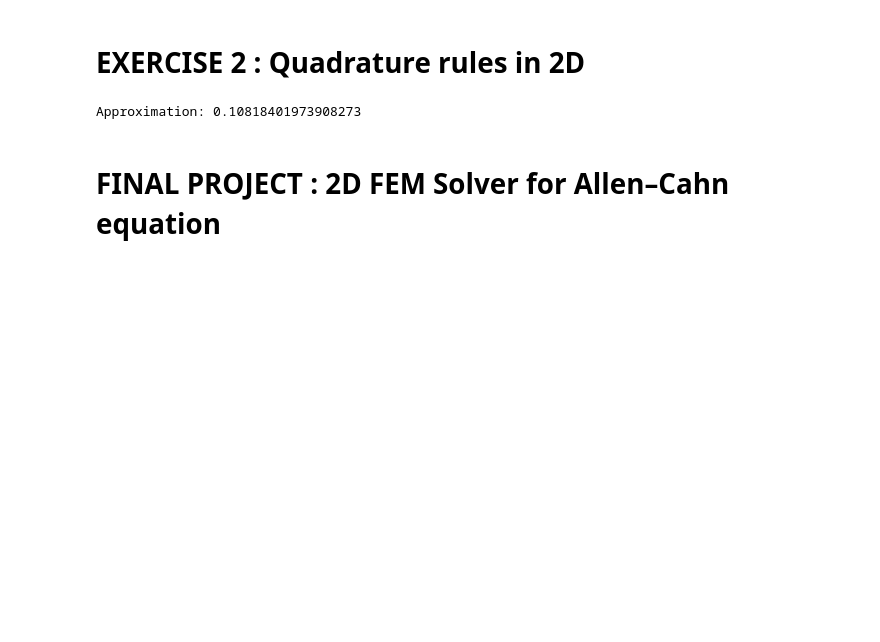
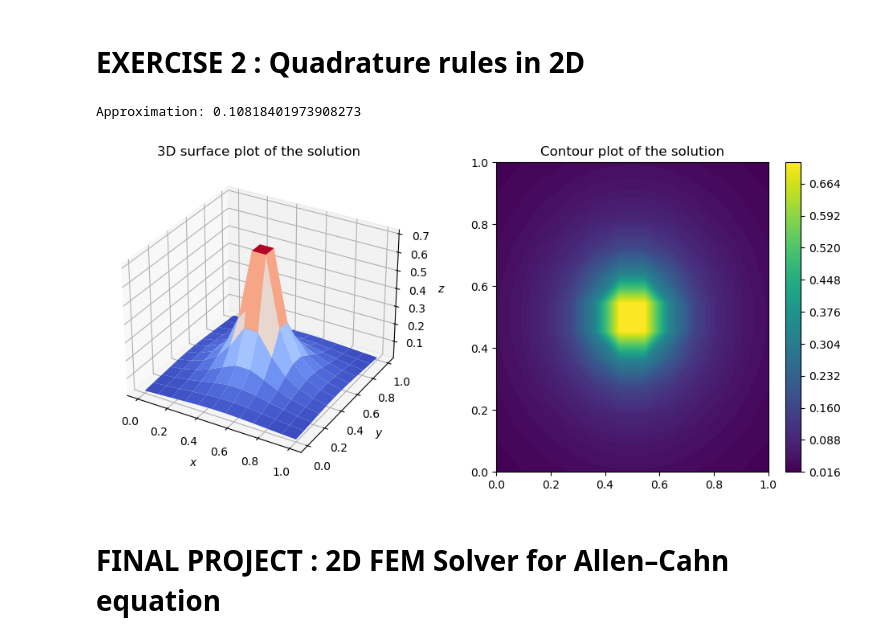
Before and after one commit to ananthkrishna96/Python-Allen-Cahn-FEM-Solver, a Jupyter notebook: FINAL PROJECT AND EXERCISE.ipynb, the cells around one changed output. Cells and saved outputs as stored; diff of their text form; code cells hidden in the pictures; blank space fills up the shorter version.

```diff
--- a/FINAL PROJECT AND EXERCISE.ipynb
+++ b/FINAL PROJECT AND EXERCISE.ipynb
@@ -106,33 +106,59 @@ def quadrature_rule(Nq):
 
     weights = .5 * w
     points = .5 * (p + 1)
 
     return points, weights
 
 def tensor_product_quadrature_rule(n):
 
     points1, weights1 = quadrature_rule(n)
     points2, weights2 = quadrature_rule(n)
 
     points = np.array([[x, y] for x in points1 for y in points2])
     weights = np.outer(weights1, weights2).flatten()
 
     return points, weights
 
 def main():
     deg = 11
     Nq = deg + 1
     points, weights = tensor_product_quadrature_rule(Nq)
 
     f = lambda x, y: 1/(1+100*((x-.5)**2+(y-.5)**2))
     integral = np.sum(weights * f(points[:, 0], points[:, 1]))
 
     print("Approximation:", integral)
 
+
+
+    # Plot1 the solution
+    x, y = np.meshgrid(np.linspace(0, 1, Nq), np.linspace(0, 1, Nq))
+    z = f(x, y)
+
+    fig = plt.figure(figsize=(12, 5))
+
+    # Plot1
+    ax1 = fig.add_subplot(121, projection='3d')
+    ax1.plot_surface(x, y, z, cmap='coolwarm')
+    ax1.set_xlabel('$x$')
+    ax1.set_ylabel('$y$')
+    ax1.set_zlabel('$z$')
+    ax1.set_title('3D surface plot of the solution')
+
+    # Plot2
+    ax2 = fig.add_subplot(122)
+    plt.contourf(x, y, z, levels=100)
+    plt.colorbar()
+    ax2.set_title('Contour plot of the solution')
+
+    plt.show()
+
+
 if __name__ == "__main__":
     main()
 # %% [output]
 Approximation: 0.10818401973908273
+[figure, added]
 # %% [markdown]
 # FINAL PROJECT : 2D FEM Solver for Allen–Cahn equation
 # %% [markdown]
```
Also changed, not shown: parts of 3 cells of this notebook, 1 other file.
